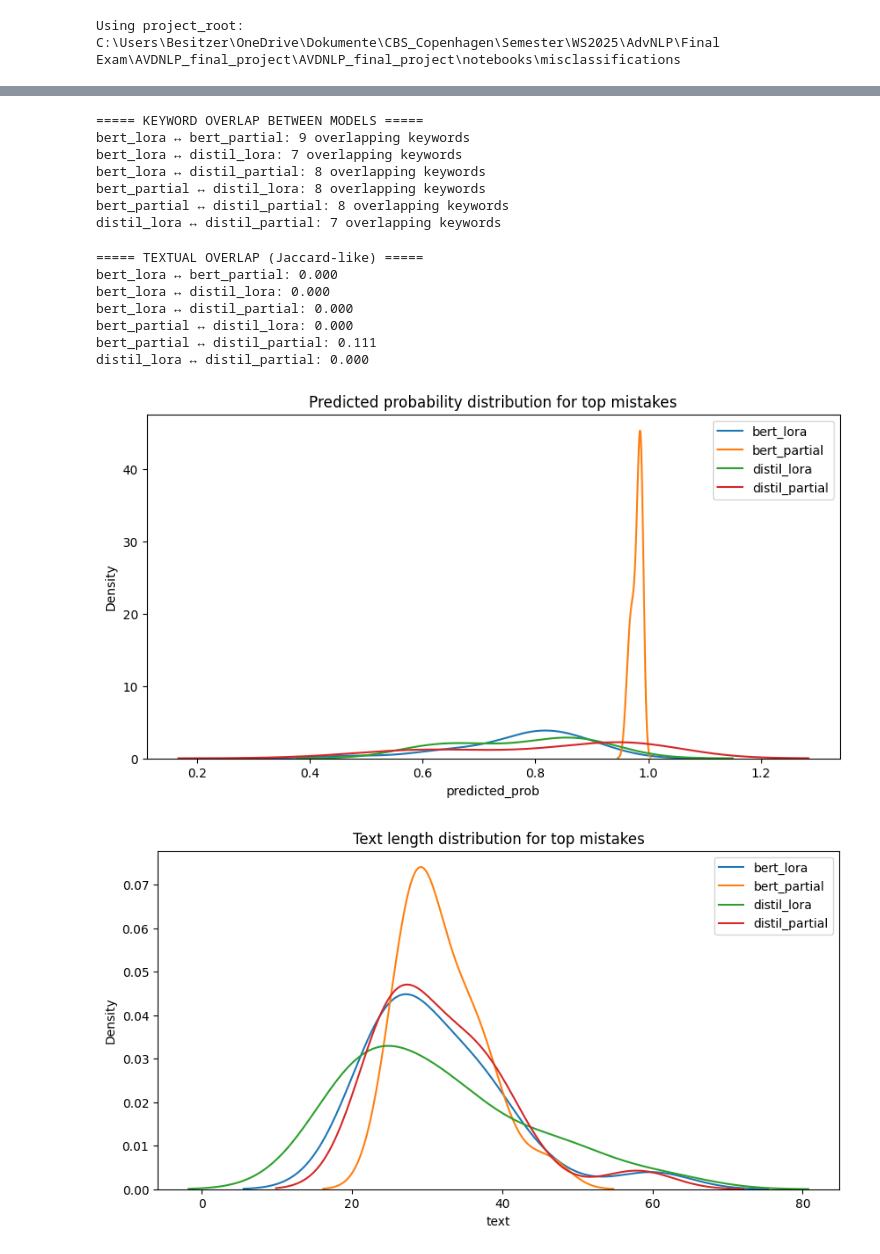
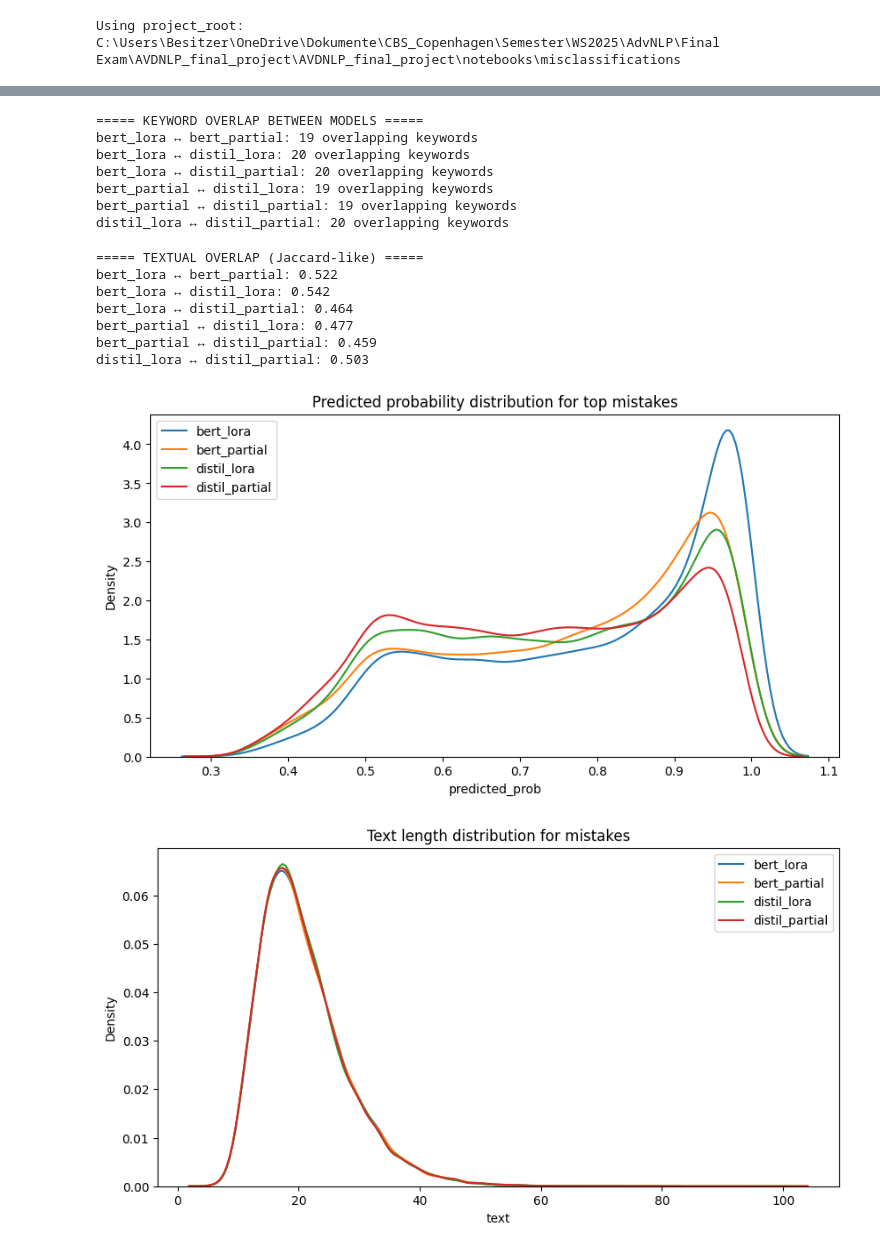
Before and after one commit to MalipieroMattia/AVDNLP_final_project, a Jupyter notebook: notebooks/EDA_misclassifications.ipynb, the cells around one changed output, grey strips where cells are left out. Drawn from its saved outputs; the diff is of its cells as text; code cells hidden in the pictures.

Commit message:
misclassification analysis

```diff
--- a/notebooks/EDA_misclassifications.ipynb
+++ b/notebooks/EDA_misclassifications.ipynb
@@ -50,10 +70,10 @@ else:
 notebooks_dir = project_root / "notebooks"
 mis_dir = notebooks_dir / "misclassifications"
 
-bert_path = mis_dir / "top_misclassifications_Stanford_bert_partial_finetune.csv"
-bert_lora_path = mis_dir / "top_misclassifications_Stanford_bert_lora_r8.csv"
-distilled_bert_path = mis_dir / "top_misclassifications_Stanford_distilbert_lora_r8.csv"
-distilled_bert_lora_path = mis_dir / "top_misclassifications_Stanford_distilbert_partial_finetune.csv"
+bert_path = mis_dir / "misclassifications_Stanford_bert_partial_finetune.csv"
+bert_lora_path = mis_dir / "misclassifications_Stanford_bert_lora_r8.csv"
+distilled_bert_path = mis_dir / "misclassifications_Stanford_distilbert_partial_finetune.csv"
+distilled_bert_lora_path = mis_dir / "misclassifications_Stanford_distilbert_lora_r8.csv"
 
 print("Using project_root:", mis_dir)
 # %% [output]
@@ -72,10 +92,10 @@ print("expected bert_path:", bert_path)
 print("bert_path.exists():", bert_path.exists())
 
 if not bert_path.exists():
-    print("Searching repo for top_misclassifications_Stanford_bert_partial_finetune.csv ...")
-    found = find_file("top_misclassifications_Stanford_bert_partial_finetune.csv", project_root)
+    print("Searching repo for misclassifications_Stanford_bert_partial_finetune.csv ...")
+    found = find_file("misclassifications_Stanford_bert_partial_finetune.csv", project_root)
     if not found:
-        raise FileNotFoundError(f"Could not locate top_misclassifications_Stanford_bert_partial_finetune.csv under {project_root}")
+        raise FileNotFoundError(f"Could not locate misclassifications_Stanford_bert_partial_finetune.csv under {project_root}")
     bert_path = found[0]
     print("Found bert_path at:", bert_path)
 
@@ -285,12 +305,12 @@ for i in range(len(names)):
         print(f"{a} ↔ {b}: {overlap} overlapping keywords")
 # %% [output]
 ===== KEYWORD OVERLAP BETWEEN MODELS =====
-bert_lora ↔ bert_partial: 9 overlapping keywords
-bert_lora ↔ distil_lora: 7 overlapping keywords
-bert_lora ↔ distil_partial: 8 overlapping keywords
-bert_partial ↔ distil_lora: 8 overlapping keywords
-bert_partial ↔ distil_partial: 8 overlapping keywords
-distil_lora ↔ distil_partial: 7 overlapping keywords
+bert_lora ↔ bert_partial: 19 overlapping keywords
+bert_lora ↔ distil_lora: 20 overlapping keywords
+bert_lora ↔ distil_partial: 20 overlapping keywords
+bert_partial ↔ distil_lora: 19 overlapping keywords
+bert_partial ↔ distil_partial: 19 overlapping keywords
+distil_lora ↔ distil_partial: 20 overlapping keywords
 # %%
 # -------------------------------------------------------------------
 # 5) TEXTUAL OVERLAP (how many identical edge cases each model shares?)
@@ -303,12 +323,12 @@ for i in range(len(names)):
         print(f"{a} ↔ {b}: {ov:.3f}")
 # %% [output]
 ===== TEXTUAL OVERLAP (Jaccard-like) =====
-bert_lora ↔ bert_partial: 0.000
-bert_lora ↔ distil_lora: 0.000
-bert_lora ↔ distil_partial: 0.000
-bert_partial ↔ distil_lora: 0.000
-bert_partial ↔ distil_partial: 0.111
-distil_lora ↔ distil_partial: 0.000
+bert_lora ↔ bert_partial: 0.522
+bert_lora ↔ distil_lora: 0.542
+bert_lora ↔ distil_partial: 0.464
+bert_partial ↔ distil_lora: 0.477
+bert_partial ↔ distil_partial: 0.459
+distil_lora ↔ distil_partial: 0.503
 # %%
 # -------------------------------------------------------------------
 # 6) CONFIDENCE DISTRIBUTIONS
@@ -322,21 +342,21 @@ ax.set_title("Predicted probability distribution for top mistakes")
 ax.legend()
 plt.show()
 # %% [output]
-[figure, old version]
+[figure, new version]
 # %%
 # -------------------------------------------------------------------
 # 7) LENGTH ANALYSIS
 # -------------------------------------------------------------------
 fig, ax = plt.subplots(1, 1, figsize=(10, 5))
 
 for name, df in models.items():
     sns.kdeplot(df["text"].str.split().str.len(), label=name, ax=ax)
 
-ax.set_title("Text length distribution for top mistakes")
+ax.set_title("Text length distribution for mistakes")
 ax.legend()
 plt.show()
 # %% [output]
-[figure, old version]
+[figure, new version]
 # %%
 # -------------------------------------------------------------------
 # 8) STRUCTURAL FEATURES COMPARISON
```
Also changed, not shown: parts of 15 cells of this notebook, 4 other files.
